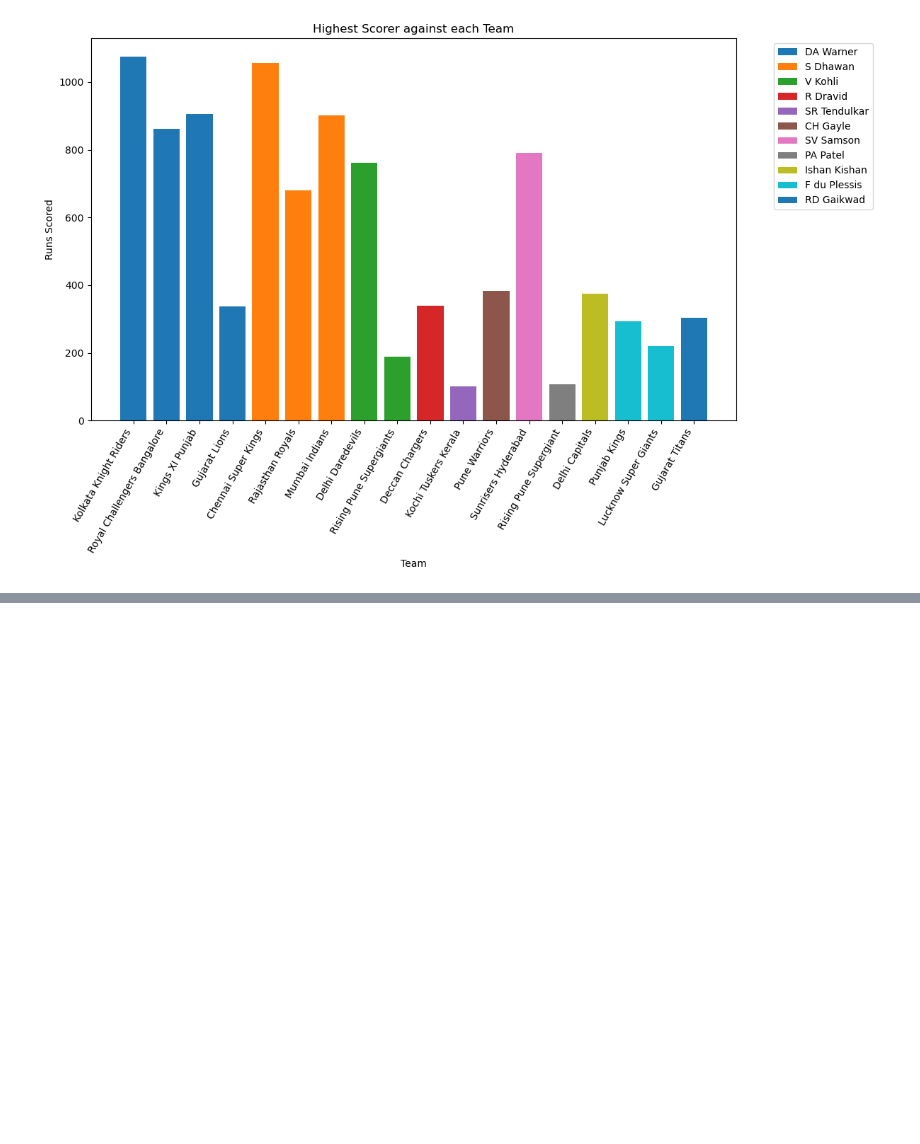
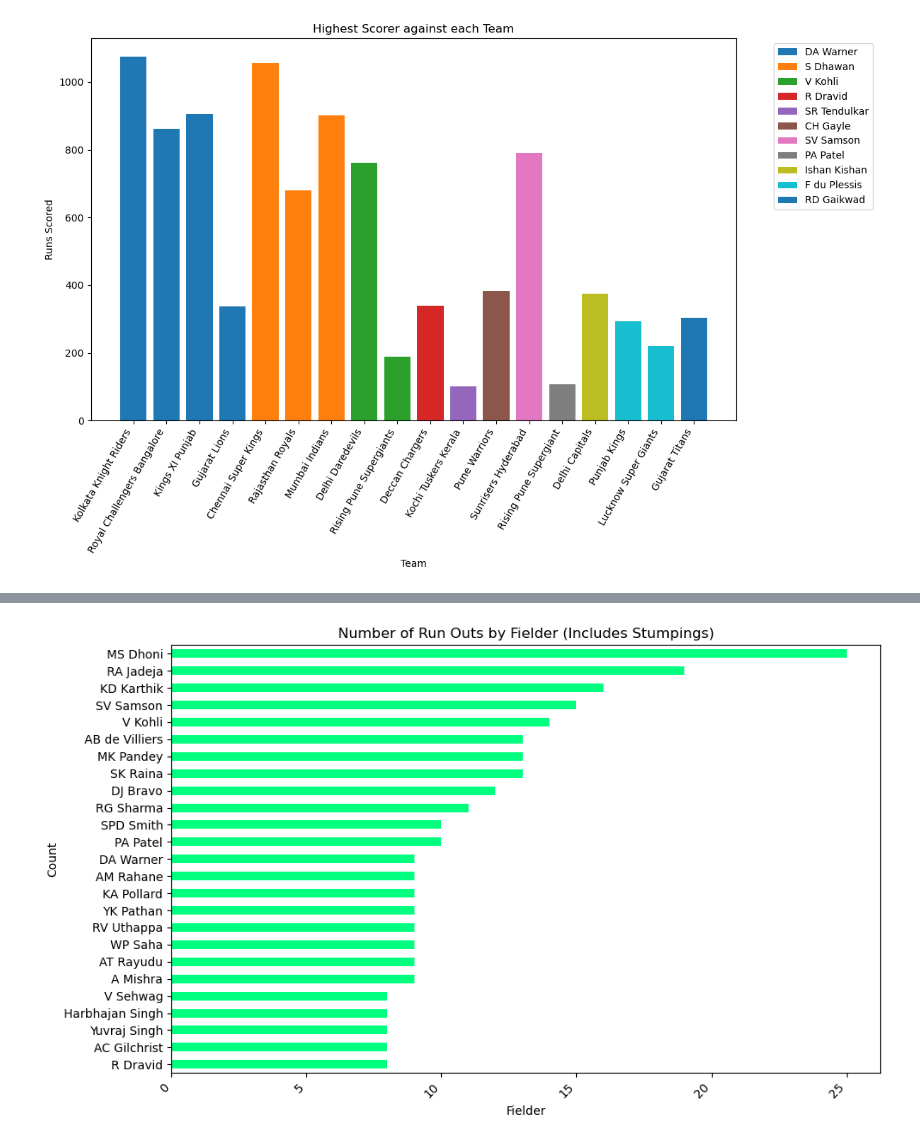
Before and after one commit to code-with-aneesh/IPL_Analysis, a Jupyter notebook: delivery_analysis.ipynb, the cells around one changed output, grey strips where cells are left out. Cells and saved outputs as stored; diff of their text form; code cells hidden in the pictures; blank space fills up the shorter version.

Commit message:
Added Number of Run Outs

```diff
--- a/delivery_analysis.ipynb
+++ b/delivery_analysis.ipynb
@@ -3,7 +3,7 @@ import pandas as pd # type: ignore
 import numpy as np
 import matplotlib as plot # type: ignore
 # %%
-df = pd.read_csv("data/deliveries.csv")
+df_store = df = pd.read_csv("data/deliveries.csv")
 df.head()
 # %% [output]
 |  | match_id | inning | batting_team | bowling_team | over | ball | batter | bowler | non_striker | ... |
@@ -324,0 +325,20 @@ plt.show()
+# %%
+df = df_store
+# %%
+from matplotlib import pyplot as plt
+
+
+run_out_fielder_counts = (
+    df[df["dismissal_kind"] == "run out"]["fielder"].value_counts().head(25).sort_values()
+)
+
+plt.figure(figsize=(10, 6))
+run_out_fielder_counts.plot(kind="barh",color='springgreen')
+plt.xlabel("Fielder")
+plt.ylabel("Count")
+plt.title("Number of Run Outs by Fielder (Includes Stumpings)")
+plt.xticks(rotation=45, ha="right")
+plt.tight_layout()
+plt.show()
+# %% [output]
+[figure, added]
```
Also changed, not shown: parts of 4 cells of this notebook, 2 other files.
